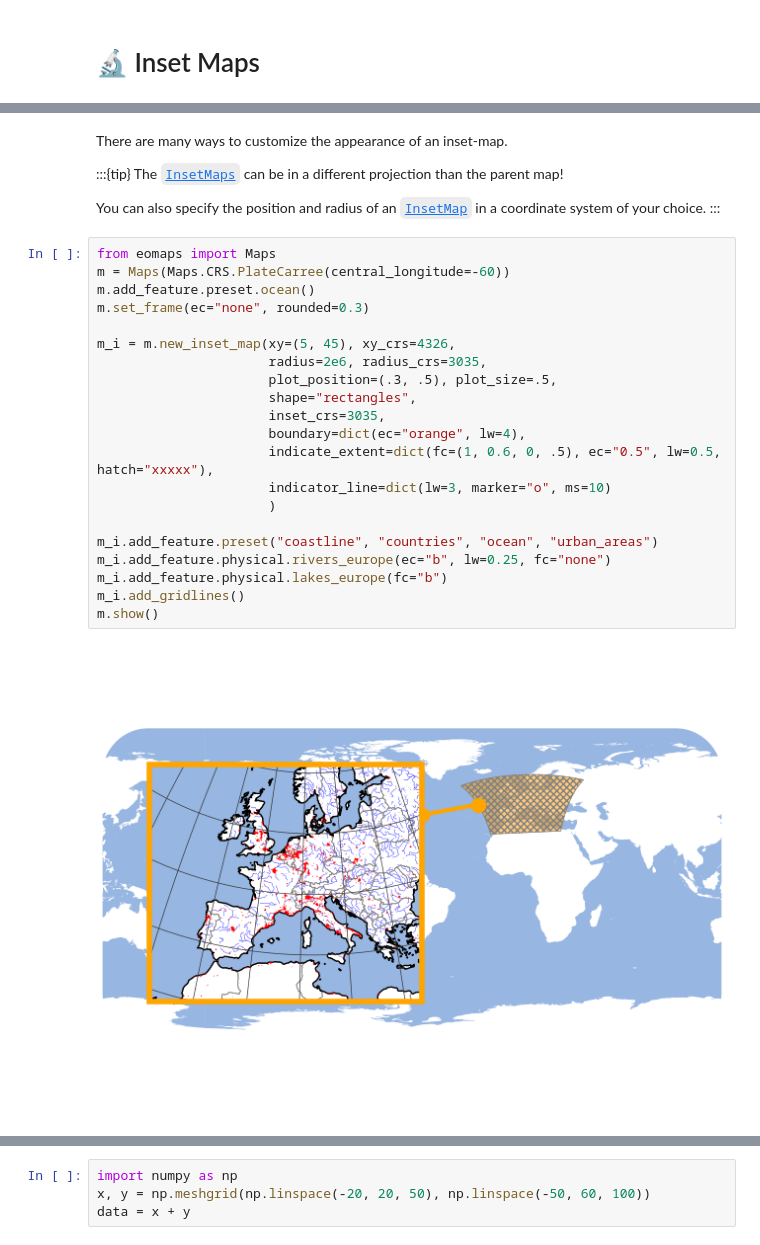
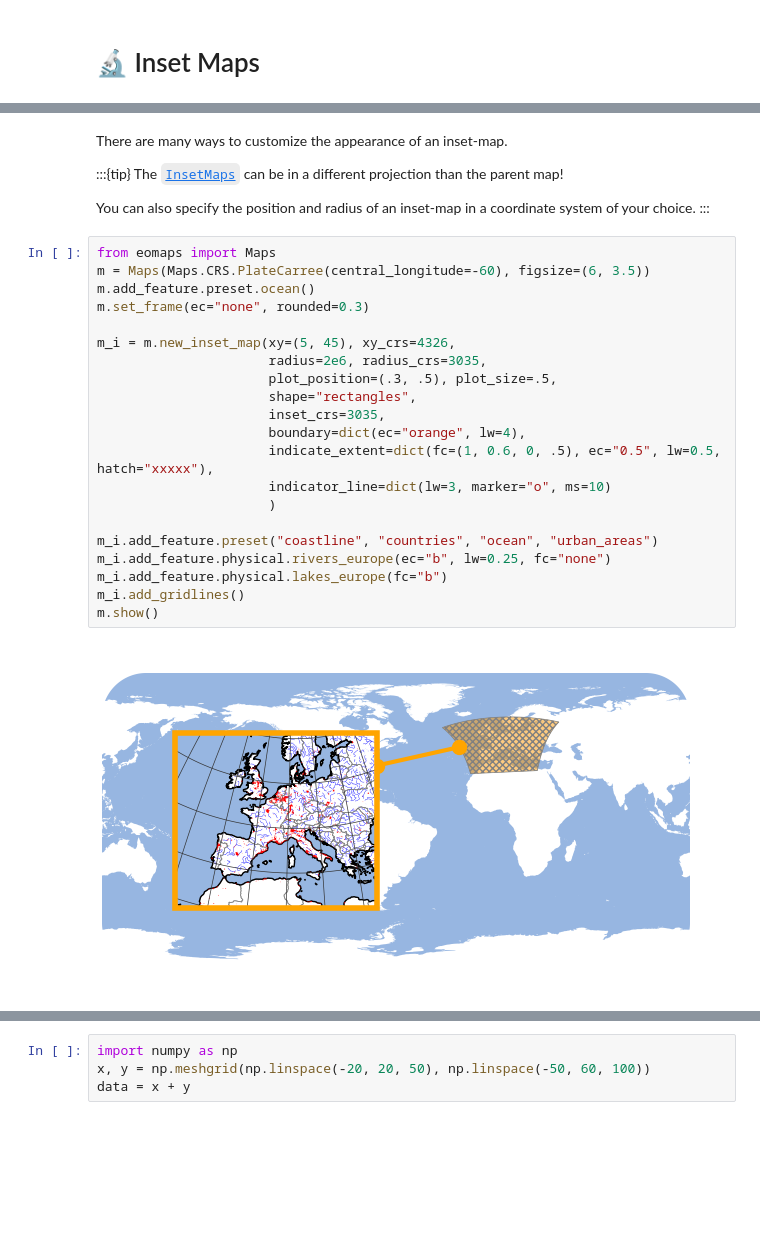
Before and after one commit to raphaelquast/EOmaps, a Jupyter notebook: docs/notebooks/inset_maps.ipynb, the cells around one changed output, grey strips where cells are left out. Cells and saved outputs as stored; diff of their text form; blank space fills up the shorter version.

```diff
--- a/docs/notebooks/inset_maps.ipynb
+++ b/docs/notebooks/inset_maps.ipynb
@@ -61,29 +64,29 @@ There are many ways to customize the appearance of an inset-map.
 :::{tip}
 The [`InsetMaps`](eomaps.inset_maps.InsetMaps) can be in a different projection than the parent map!
 
-You can also specify the position and radius of an [`InsetMap`](eomaps.inset_maps.InsetMaps) in a coordinate system of your choice.
+You can also specify the position and radius of an inset-map in a coordinate system of your choice.
 :::
 # %%
 from eomaps import Maps
-m = Maps(Maps.CRS.PlateCarree(central_longitude=-60))
+m = Maps(Maps.CRS.PlateCarree(central_longitude=-60), figsize=(6, 3.5))
 m.add_feature.preset.ocean()
 m.set_frame(ec="none", rounded=0.3)
 
 m_i = m.new_inset_map(xy=(5, 45), xy_crs=4326,
                       radius=2e6, radius_crs=3035,
                       plot_position=(.3, .5), plot_size=.5,
                       shape="rectangles",
                       inset_crs=3035,
                       boundary=dict(ec="orange", lw=4),
                       indicate_extent=dict(fc=(1, 0.6, 0, .5), ec="0.5", lw=0.5, hatch="xxxxx"),
                       indicator_line=dict(lw=3, marker="o", ms=10)
                       )
 
 m_i.add_feature.preset("coastline", "countries", "ocean", "urban_areas")
 m_i.add_feature.physical.rivers_europe(ec="b", lw=0.25, fc="none")
 m_i.add_feature.physical.lakes_europe(fc="b")
 m_i.add_gridlines()
 m.show()
 # %% [output]
-[figure, old version]
+[figure, new version]
 # %% [markdown]
```
Also changed, not shown: parts of 4 cells of this notebook.
